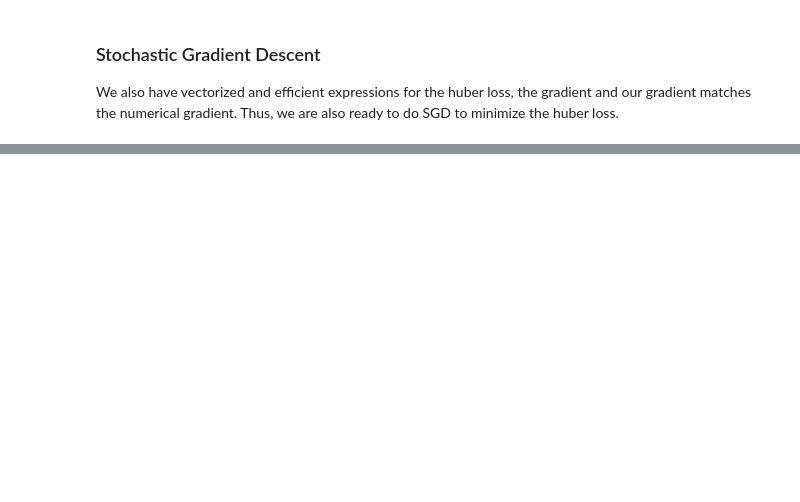
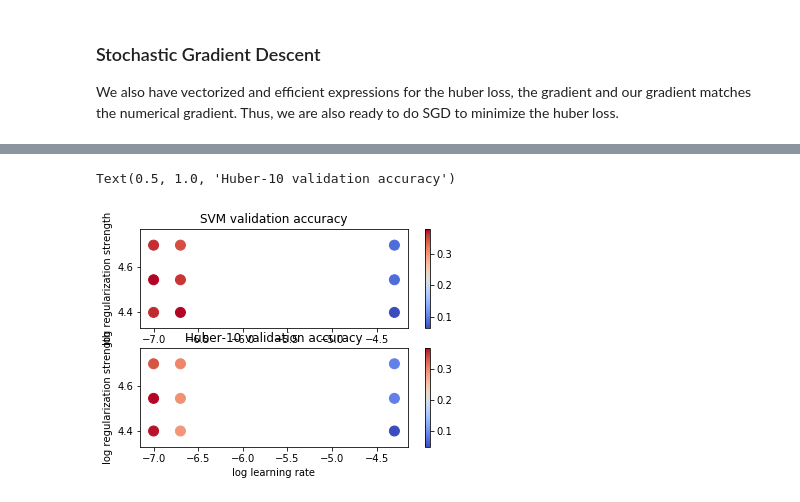
Before and after one commit to keremgirenes/COMP411-Computer-Vision-with-Deep-Learning, a Jupyter notebook: Assignments/comp411_assignment1_2020/svm.ipynb, the cells around one changed output, grey strips where cells are left out. Drawn from its saved outputs; the diff is of its cells as text; code cells hidden in the pictures; blank space fills up the shorter version.

```diff
--- a/Assignments/comp411_assignment1_2020/svm.ipynb
+++ b/Assignments/comp411_assignment1_2020/svm.ipynb
@@ -515,3 +581,43 @@ print('best validation accuracy achieved during cross-validation: %f' % best_val
+# %%
+# Visualize the differences between model
+import math
+
+svm_results = {}
+huber_results = {}
+for paras in results:
+    if (paras[2] == "SVM"):
+        svm_results[paras[:2]] = results[paras]
+    else :
+        huber_results[paras[:2]] = results[paras]
+
+
+x_scatter = [math.log10(x[0]) for x in svm_results]
+y_scatter = [math.log10(x[1]) for x in svm_results]
+
+# plot training accuracy
+marker_size = 100
+colors = [svm_results[x][1] for x in svm_results]
+plt.subplot(2, 1, 1)
+plt.scatter(x_scatter, y_scatter, marker_size, c=colors, cmap=plt.cm.coolwarm)
+plt.colorbar()
+plt.xlabel('log learning rate')
+plt.ylabel('log regularization strength')
+plt.title('SVM validation accuracy')
+
+
+x_scatter = [math.log10(x[0]) for x in huber_results]
+y_scatter = [math.log10(x[1]) for x in huber_results]
+
+colors = [huber_results[x][1] for x in huber_results]
+plt.subplot(2, 1, 2)
+plt.scatter(x_scatter, y_scatter, marker_size, c=colors, cmap=plt.cm.coolwarm)
+plt.colorbar()
+plt.xlabel('log learning rate')
+plt.ylabel('log regularization strength')
+plt.title('Huber-10 validation accuracy')
+# %% [output]
+Text(0.5, 1.0, 'Huber-10 validation accuracy')
+[figure, added]
 # %%
 # Visualize the cross-validation results
 import math
```
Also changed, not shown: parts of 10 cells of this notebook.
